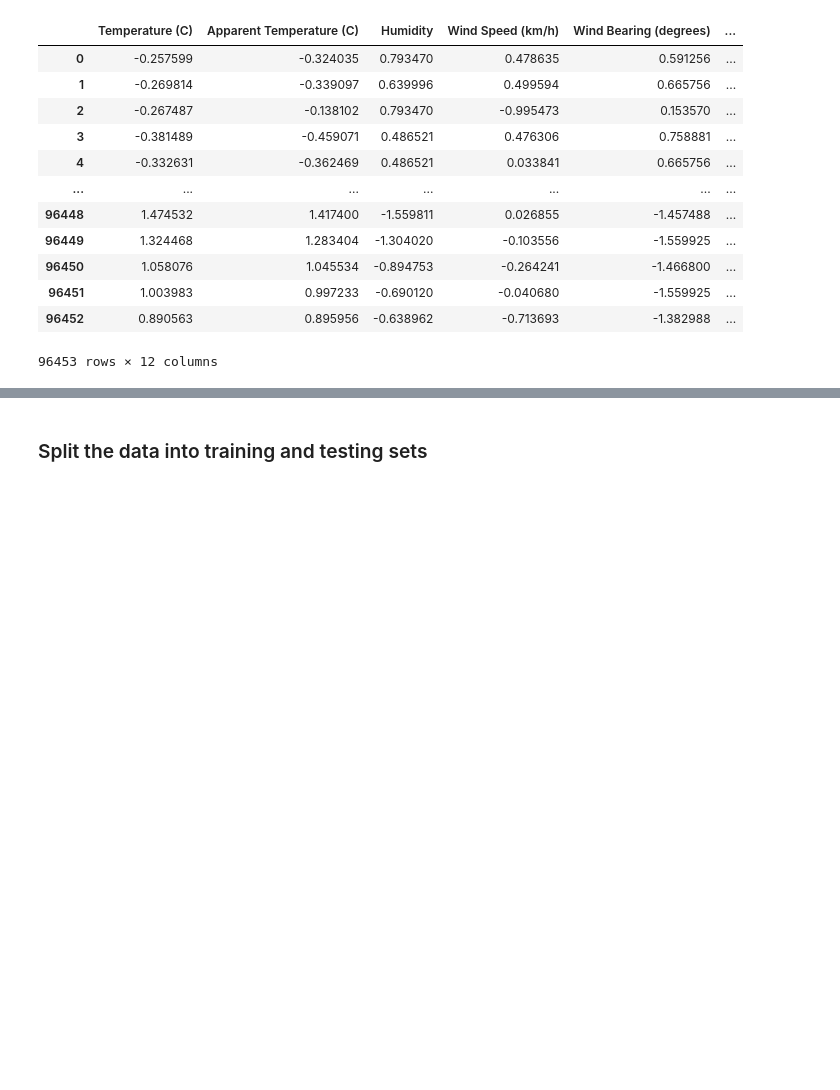
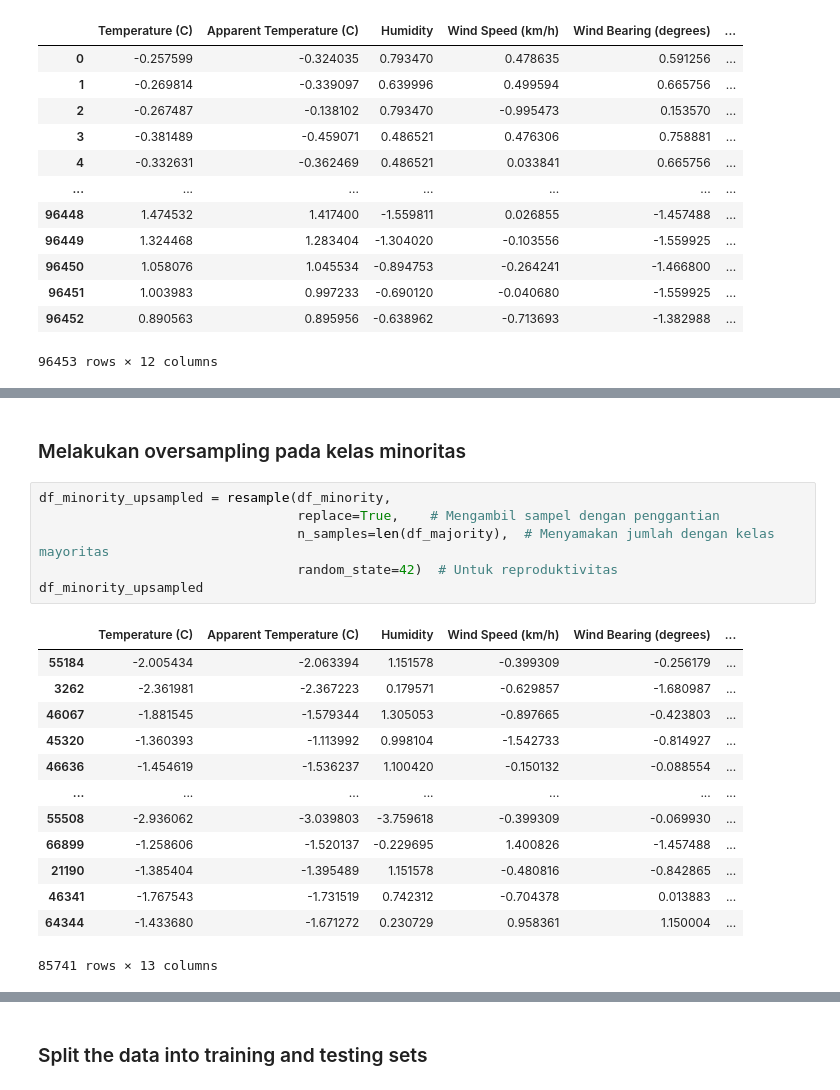
Before and after one commit to Brightlyviryaa/weather_prediction_regression_model, a Jupyter notebook: UTS2024_IF540L_E_Kelompok_4.ipynb, the cells around one changed output, grey strips where cells are left out. Cells and saved outputs as stored; diff of their text form; blank space fills up the shorter version.

```diff
--- a/UTS2024_IF540L_E_Kelompok_4.ipynb
+++ b/UTS2024_IF540L_E_Kelompok_4.ipynb
@@ -274,0 +297,22 @@ y = df_balanced['Precip Type']
+# %% [markdown]
+### Melakukan oversampling pada kelas minoritas
+# %%
+df_minority_upsampled = resample(df_minority,
+                                 replace=True,    # Mengambil sampel dengan penggantian
+                                 n_samples=len(df_majority),  # Menyamakan jumlah dengan kelas mayoritas
+                                 random_state=42)  # Untuk reproduktivitas
+df_minority_upsampled
+# %% [output]
+|  | Temperature (C) | Apparent Temperature (C) | Humidity | Wind Speed (km/h) | Wind Bearing (degrees) | ... |
+| 55184 | -2.005434 | -2.063394 | 1.151578 | -0.399309 | -0.256179 | ... |
+| 3262 | -2.361981 | -2.367223 | 0.179571 | -0.629857 | -1.680987 | ... |
+| 46067 | -1.881545 | -1.579344 | 1.305053 | -0.897665 | -0.423803 | ... |
+| 45320 | -1.360393 | -1.113992 | 0.998104 | -1.542733 | -0.814927 | ... |
+| 46636 | -1.454619 | -1.536237 | 1.100420 | -0.150132 | -0.088554 | ... |
+| ... | ... | ... | ... | ... | ... | ... |
+| 55508 | -2.936062 | -3.039803 | -3.759618 | -0.399309 | -0.069930 | ... |
+| 66899 | -1.258606 | -1.520137 | -0.229695 | 1.400826 | -1.457488 | ... |
+| 21190 | -1.385404 | -1.395489 | 1.151578 | -0.480816 | -0.842865 | ... |
+| 46341 | -1.767543 | -1.731519 | 0.742312 | -0.704378 | 0.013883 | ... |
+| 64344 | -1.433680 | -1.671272 | 0.230729 | 0.958361 | 1.150004 | ... |
+85741 rows × 13 columns
```
Also changed, not shown: parts of 9 cells of this notebook, 1 other file.
